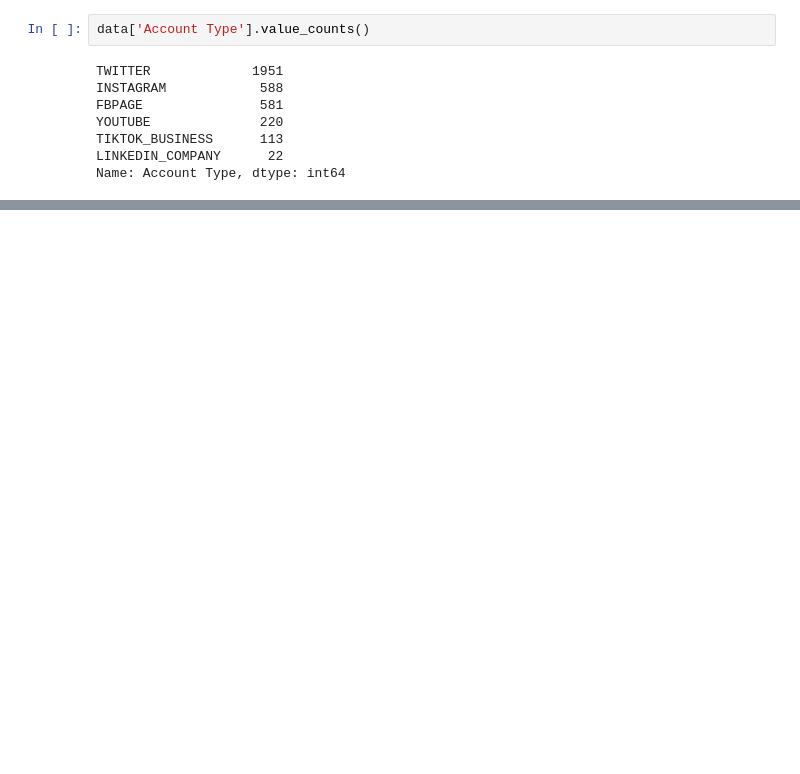
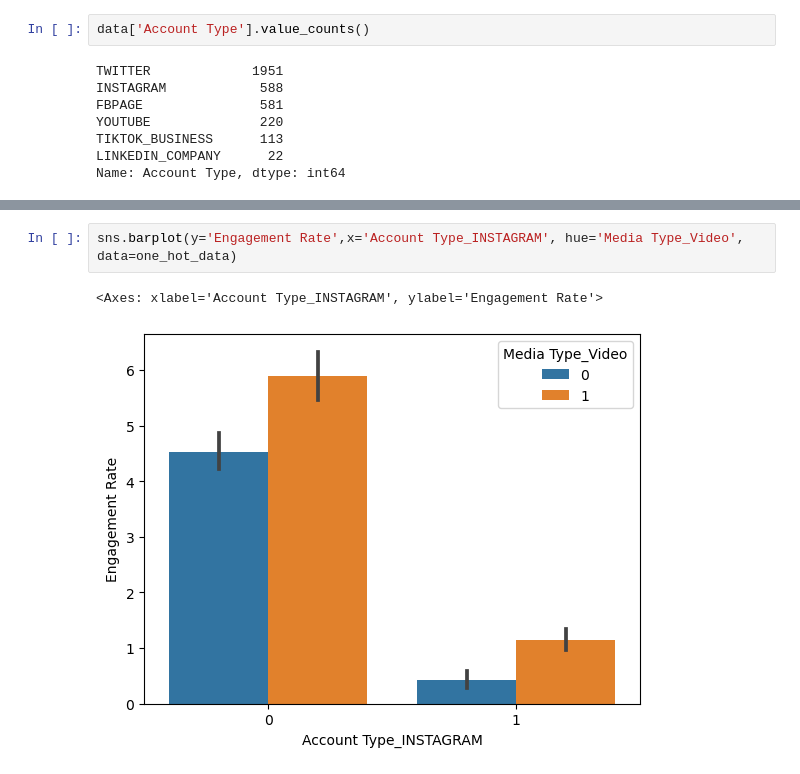
Before and after one commit to sidthakur08/EGxGeniusLeague, a Jupyter notebook: DA/assessment_DA.ipynb, the cells around one changed output, grey strips where cells are left out. Cells and saved outputs as stored; diff of their text form; blank space fills up the shorter version.

```diff
--- a/DA/assessment_DA.ipynb
+++ b/DA/assessment_DA.ipynb
@@ -466,0 +642,5 @@ The likelihood of achieving at least a 15% engagement rate is 6.388489208633096%
+# %%
+sns.barplot(y='Engagement Rate',x='Account Type_INSTAGRAM', hue='Media Type_Video', data=one_hot_data)
+# %% [output]
+<Axes: xlabel='Account Type_INSTAGRAM', ylabel='Engagement Rate'>
+[figure, added]
```
Also changed, not shown: parts of 54 cells of this notebook, 7 other files.
